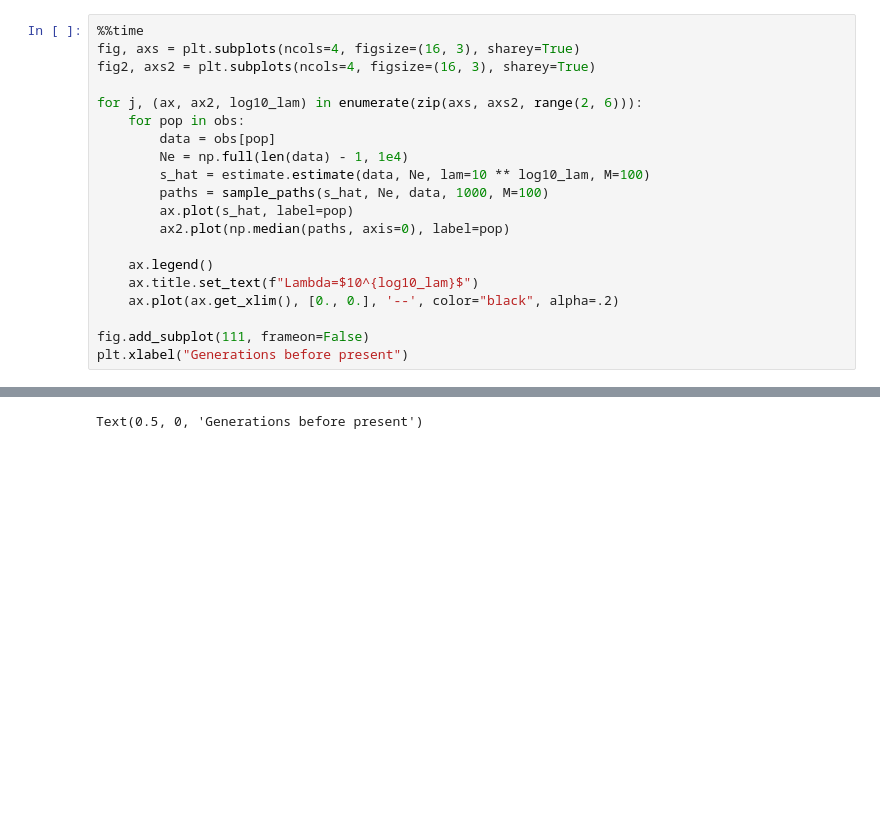
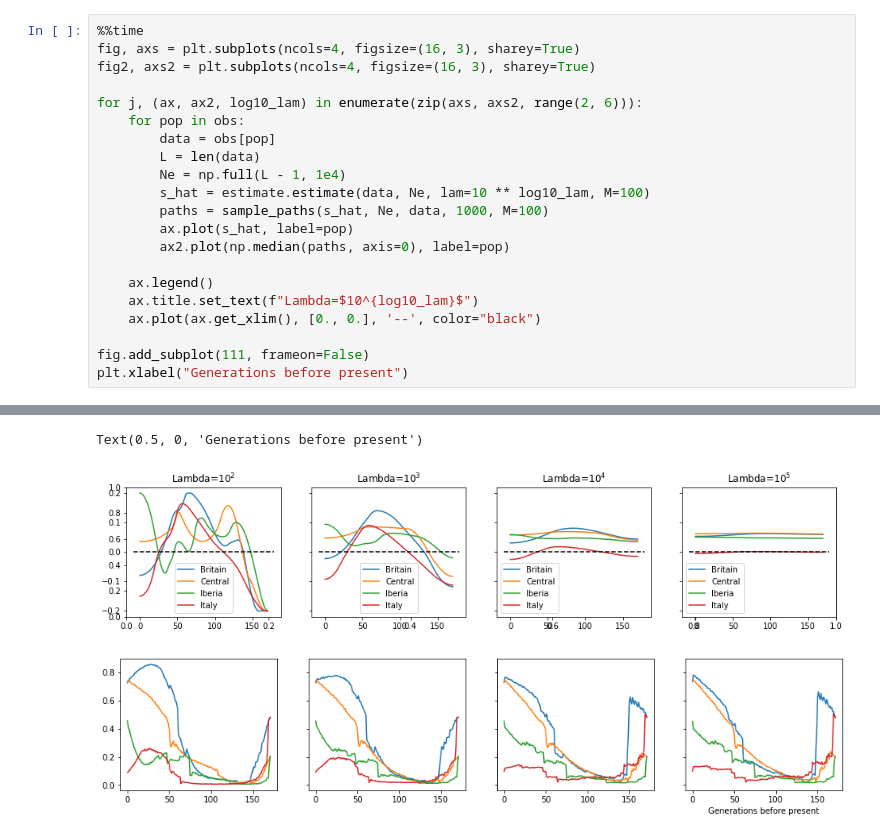
Before and after one commit to jthlab/bmws, a Jupyter notebook: LCT_data_analyis.ipynb, the cells around one changed output, grey strips where cells are left out. Saved outputs shown, nothing was run; the diff lists cells and outputs as text; blank space fills up the shorter version.

```diff
--- a/LCT_data_analyis.ipynb
+++ b/LCT_data_analyis.ipynb
@@ -32,7 +31,8 @@ fig2, axs2 = plt.subplots(ncols=4, figsize=(16, 3), sharey=True)
 for j, (ax, ax2, log10_lam) in enumerate(zip(axs, axs2, range(2, 6))):
     for pop in obs:
         data = obs[pop]
-        Ne = np.full(len(data) - 1, 1e4)
+        L = len(data)
+        Ne = np.full(L - 1, 1e4)
         s_hat = estimate.estimate(data, Ne, lam=10 ** log10_lam, M=100)
         paths = sample_paths(s_hat, Ne, data, 1000, M=100)
         ax.plot(s_hat, label=pop)
@@ -40,7 +40,7 @@ for j, (ax, ax2, log10_lam) in enumerate(zip(axs, axs2, range(2, 6))):
 
     ax.legend()
     ax.title.set_text(f"Lambda=$10^{log10_lam}$")
-    ax.plot(ax.get_xlim(), [0., 0.], '--', color="black", alpha=.2)
+    ax.plot(ax.get_xlim(), [0., 0.], '--', color="black")
 
 fig.add_subplot(111, frameon=False)
 plt.xlabel("Generations before present")
@@ -50 +50,3 @@ Wall time: 3min 11s
 Text(0.5, 0, 'Generations before present')
+[figure, added]
+[figure, added]
```
Also changed, not shown: parts of 3 cells of this notebook.
